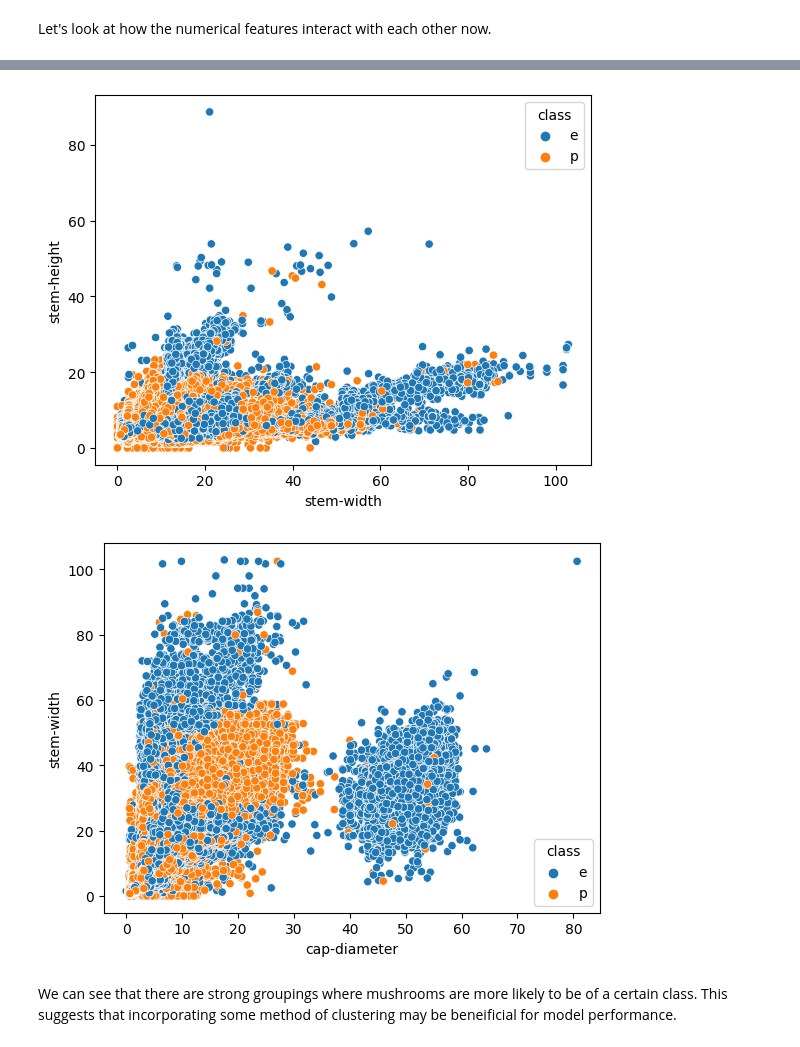
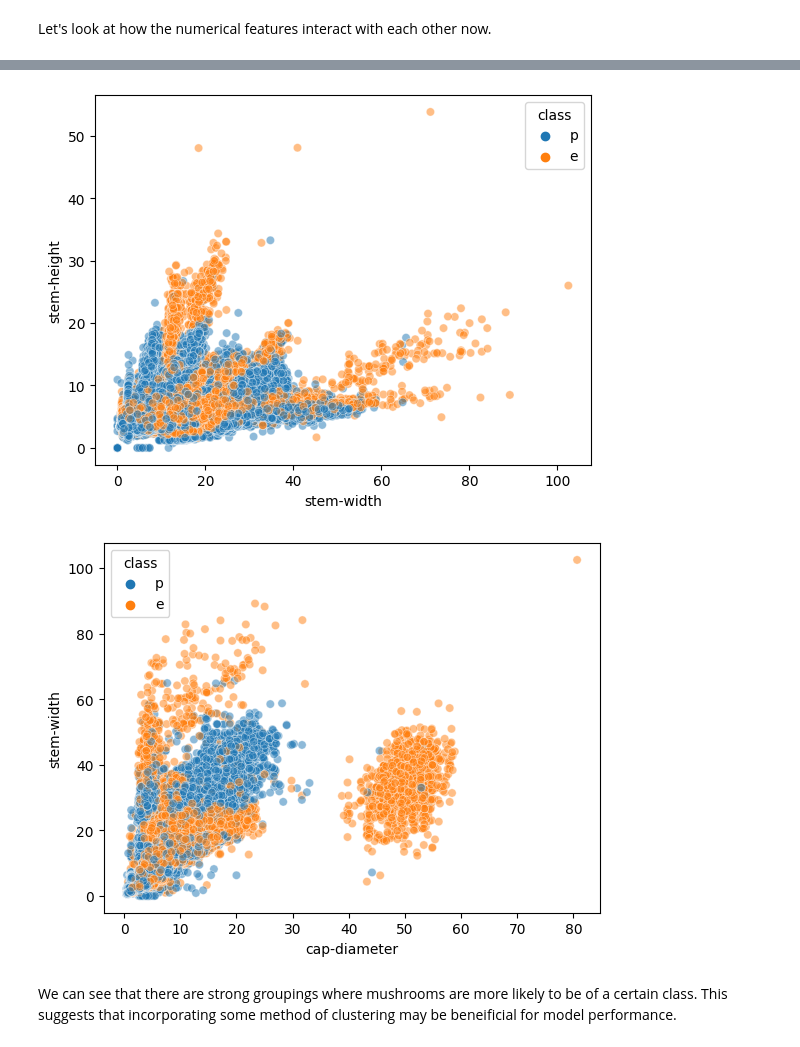
Before and after one commit to Kunritty/Poisonous-Mushrooms-Classification, a Jupyter notebook: Poisonous-Mushrooms-Classification.ipynb, the cells around one changed output, grey strips where cells are left out. Saved outputs shown, nothing was run; the diff lists cells and outputs as text; code cells hidden in the pictures.

```diff
--- a/Poisonous-Mushrooms-Classification.ipynb
+++ b/Poisonous-Mushrooms-Classification.ipynb
@@ -158,9 +160,11 @@ In the boxplots above, we see that there are many outliers. It may be beneficial
 # %% [markdown]
 Let's look at how the numerical features interact with each other now.
 # %%
-def make_scatterplot(col1, col2):
+#Sample data to reduce waiting time
+def make_scatterplot(col1, col2, sample_size=300000):
     fig, ax = plt.subplots()
-    sns.scatterplot(data=df_train, x=col1, y=col2, hue="class")
+    df_sample = df_train.sample(n=sample_size, random_state=1)
+    sns.scatterplot(data=df_sample, x=col1, y=col2, hue="class", alpha=0.5)
 
 make_scatterplot("cap-diameter", "stem-height")
 make_scatterplot("stem-width", "stem-height")
@@ -170,5 +174,5 @@ make_scatterplot("cap-diameter", "stem-width")
-[figure, old version]
+[figure, new version]
-[figure, old version]
+[figure, new version]
 # %% [markdown]
 We can see that there are strong groupings where mushrooms are more likely to be of a certain class. This suggests that incorporating some method of clustering may be beneificial for model performance.
 # %% [markdown]
```
Also changed, not shown: parts of 14 cells of this notebook.
